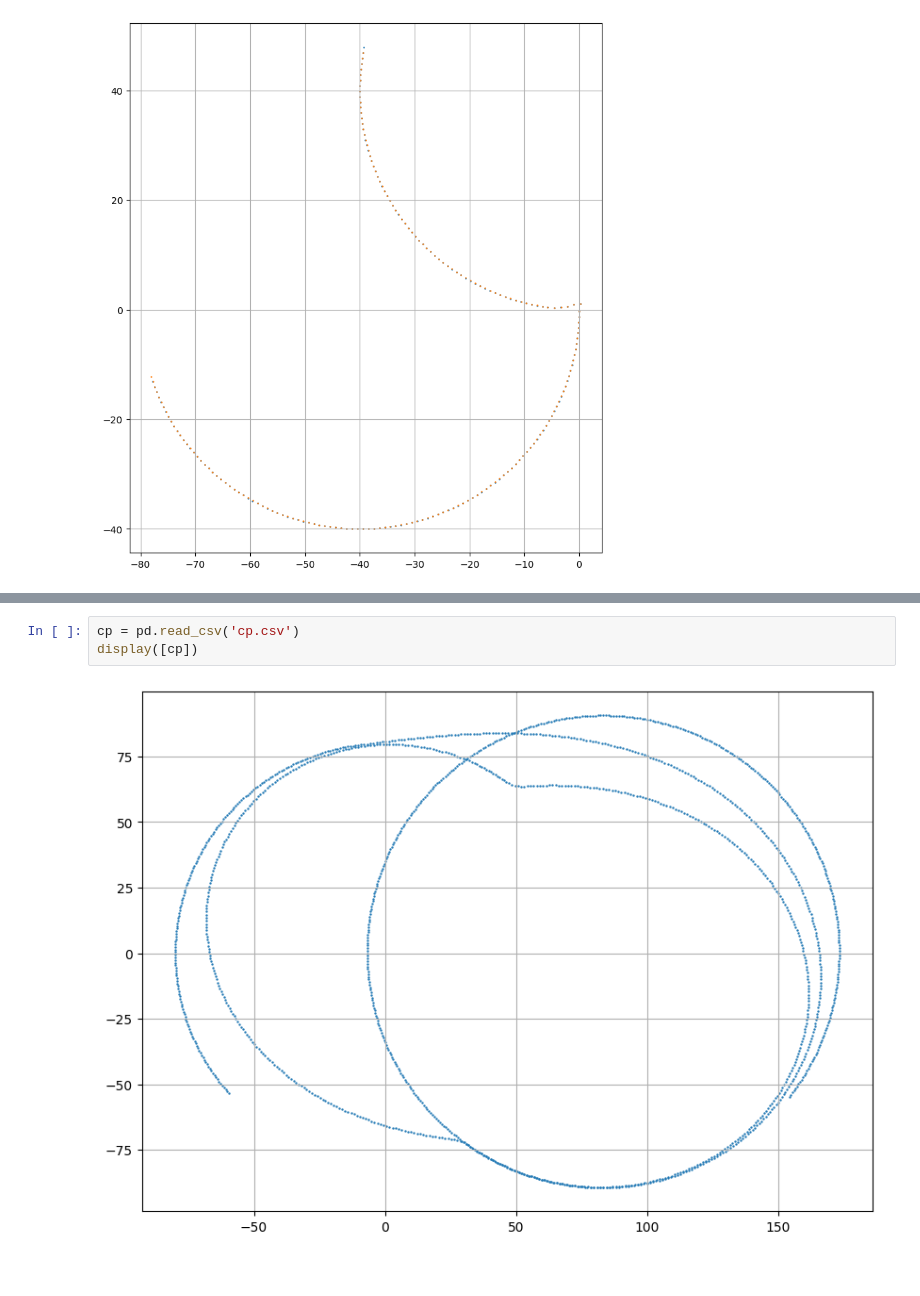
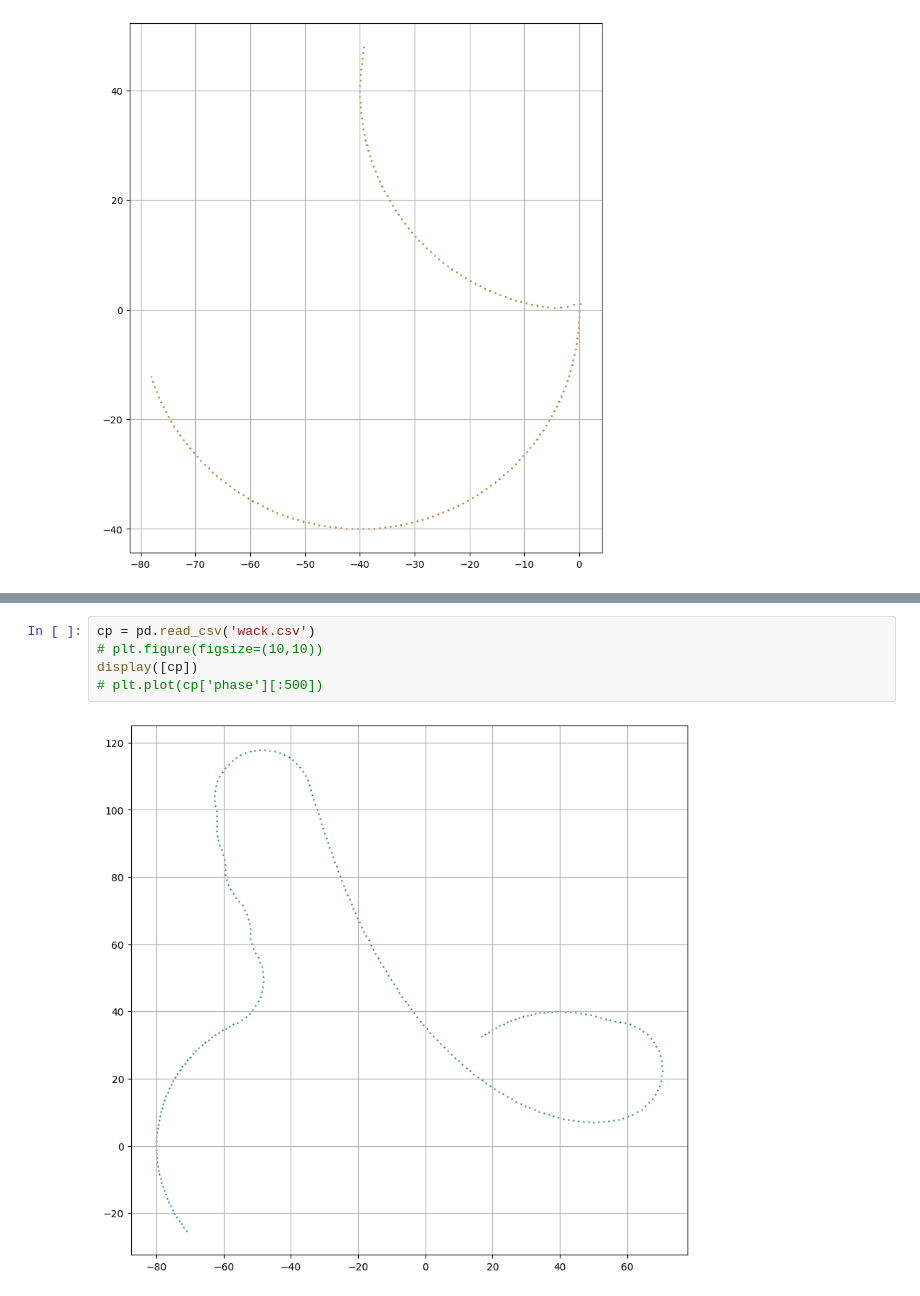
Before and after one commit to hemisemidemipresent/ace, a Jupyter notebook: data.ipynb, the cells around one changed output, grey strips where cells are left out. Drawn from its saved outputs; the diff is of its cells as text.

```diff
--- a/data.ipynb
+++ b/data.ipynb
@@ -416,5 +531,7 @@ ninety
 # %%
-cp = pd.read_csv('cp.csv')
+cp = pd.read_csv('wack.csv')
+# plt.figure(figsize=(10,10))
 display([cp])
+# plt.plot(cp['phase'][:500])
 # %% [output]
-[figure, old version]
+[figure, new version]
```
Also changed, not shown: parts of 13 cells of this notebook, 13 other files.
